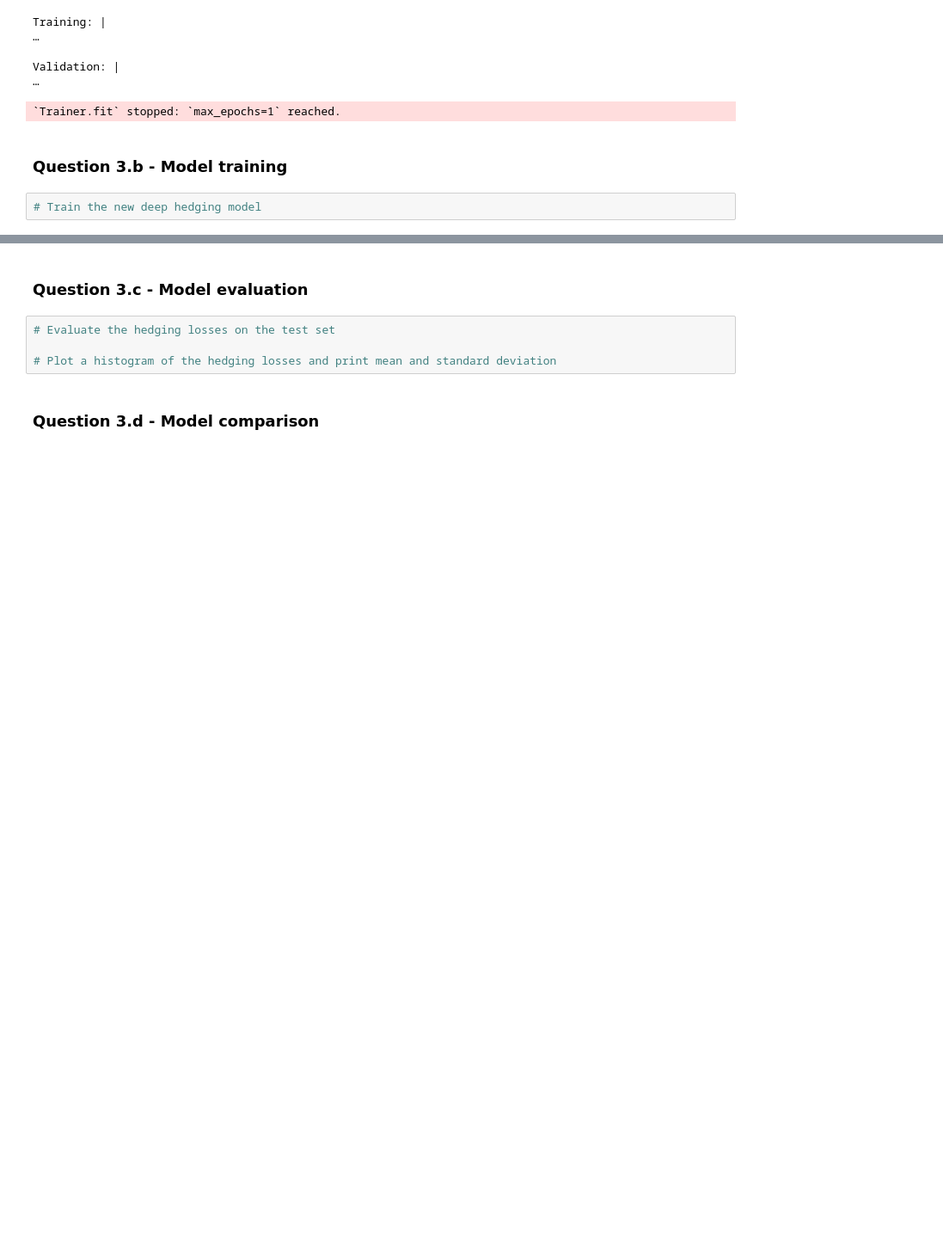
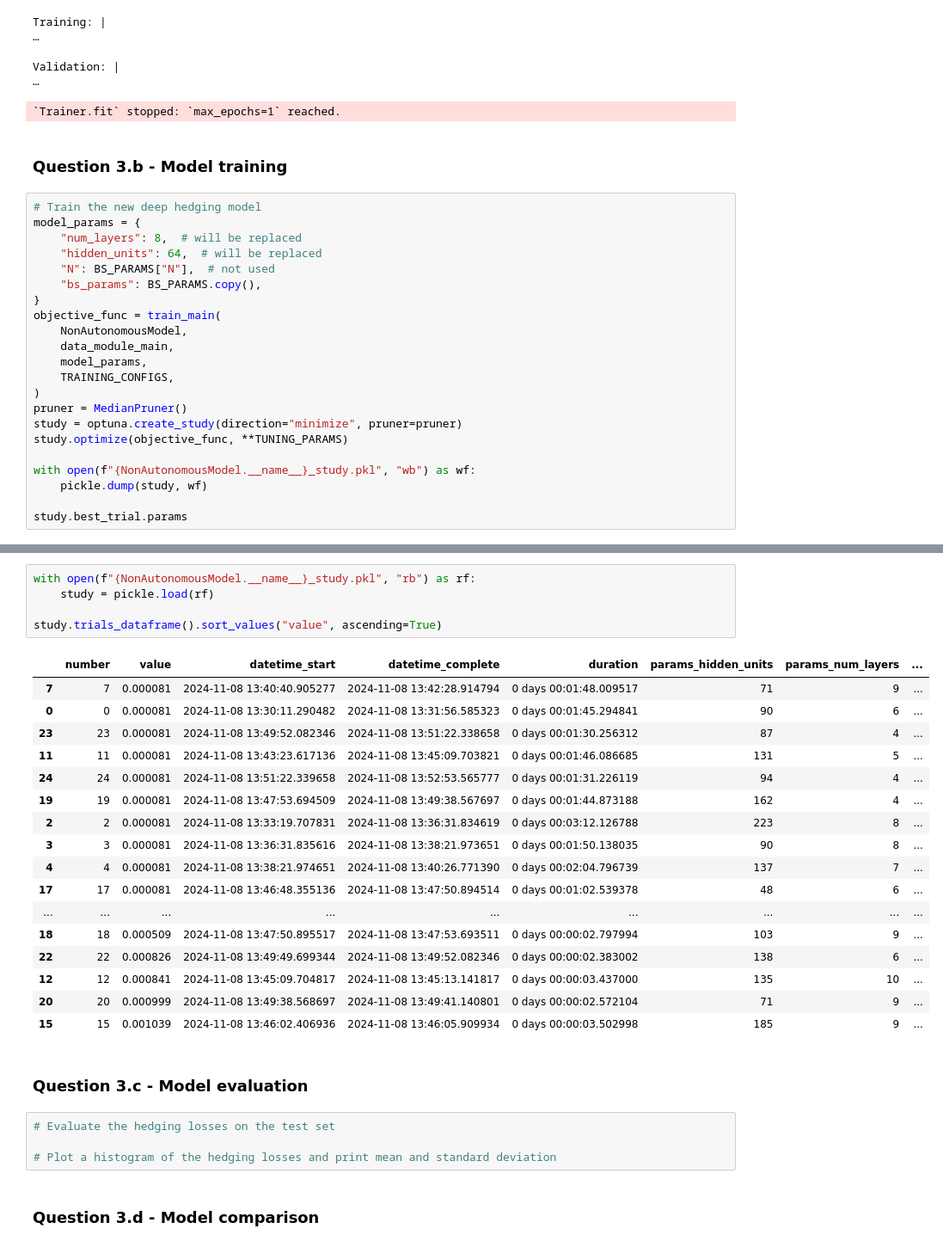
Before and after one commit to 10258392511/MLFIProjects, a Jupyter notebook: DeepHedge/assignment3_completed.ipynb, the cells around one changed output, grey strips where cells are left out. Shown at 86% size. Drawn from its saved outputs; the diff is of its cells as text; blank space fills up the shorter version.

```diff
--- a/DeepHedge/assignment3_completed.ipynb
+++ b/DeepHedge/assignment3_completed.ipynb
@@ -605,3 +760,23 @@ Validation: |
 ### Question 3.b - Model training
 # %%
 # Train the new deep hedging model
+model_params = {
+    "num_layers": 8,  # will be replaced
+    "hidden_units": 64,  # will be replaced
+    "N": BS_PARAMS["N"],  # not used
+    "bs_params": BS_PARAMS.copy(),
+}
+objective_func = train_main(
+    NonAutonomousModel,
+    data_module_main,
+    model_params,
+    TRAINING_CONFIGS,
+)
+pruner = MedianPruner()
+study = optuna.create_study(direction="minimize", pruner=pruner)
+study.optimize(objective_func, **TUNING_PARAMS)
+
+with open(f"{NonAutonomousModel.__name__}_study.pkl", "wb") as wf:
+    pickle.dump(study, wf)
+
+study.best_trial.params
@@ -608,3 +812,26 @@ Validation: |
+# %%
+with open(f"{NonAutonomousModel.__name__}_study.pkl", "rb") as rf:
+    study = pickle.load(rf)
+
+study.trials_dataframe().sort_values("value", ascending=True)
+# %% [output]
+|  | number | value | datetime_start | datetime_complete | duration | params_hidden_units | params_num_layers | ... |
+| 7 | 7 | 0.000081 | 2024-11-08 13:40:40.905277 | 2024-11-08 13:42:28.914794 | 0 days 00:01:48.009517 | 71 | 9 | ... |
+| 0 | 0 | 0.000081 | 2024-11-08 13:30:11.290482 | 2024-11-08 13:31:56.585323 | 0 days 00:01:45.294841 | 90 | 6 | ... |
+| 23 | 23 | 0.000081 | 2024-11-08 13:49:52.082346 | 2024-11-08 13:51:22.338658 | 0 days 00:01:30.256312 | 87 | 4 | ... |
+| 11 | 11 | 0.000081 | 2024-11-08 13:43:23.617136 | 2024-11-08 13:45:09.703821 | 0 days 00:01:46.086685 | 131 | 5 | ... |
+| 24 | 24 | 0.000081 | 2024-11-08 13:51:22.339658 | 2024-11-08 13:52:53.565777 | 0 days 00:01:31.226119 | 94 | 4 | ... |
+| 19 | 19 | 0.000081 | 2024-11-08 13:47:53.694509 | 2024-11-08 13:49:38.567697 | 0 days 00:01:44.873188 | 162 | 4 | ... |
+| 2 | 2 | 0.000081 | 2024-11-08 13:33:19.707831 | 2024-11-08 13:36:31.834619 | 0 days 00:03:12.126788 | 223 | 8 | ... |
+| 3 | 3 | 0.000081 | 2024-11-08 13:36:31.835616 | 2024-11-08 13:38:21.973651 | 0 days 00:01:50.138035 | 90 | 8 | ... |
+| 4 | 4 | 0.000081 | 2024-11-08 13:38:21.974651 | 2024-11-08 13:40:26.771390 | 0 days 00:02:04.796739 | 137 | 7 | ... |
+| 17 | 17 | 0.000081 | 2024-11-08 13:46:48.355136 | 2024-11-08 13:47:50.894514 | 0 days 00:01:02.539378 | 48 | 6 | ... |
+| ... | ... | ... | ... | ... | ... | ... | ... | ... |
+| 18 | 18 | 0.000509 | 2024-11-08 13:47:50.895517 | 2024-11-08 13:47:53.693511 | 0 days 00:00:02.797994 | 103 | 9 | ... |
+| 22 | 22 | 0.000826 | 2024-11-08 13:49:49.699344 | 2024-11-08 13:49:52.082346 | 0 days 00:00:02.383002 | 138 | 6 | ... |
+| 12 | 12 | 0.000841 | 2024-11-08 13:45:09.704817 | 2024-11-08 13:45:13.141817 | 0 days 00:00:03.437000 | 135 | 10 | ... |
+| 20 | 20 | 0.000999 | 2024-11-08 13:49:38.568697 | 2024-11-08 13:49:41.140801 | 0 days 00:00:02.572104 | 71 | 9 | ... |
+| 15 | 15 | 0.001039 | 2024-11-08 13:46:02.406936 | 2024-11-08 13:46:05.909934 | 0 days 00:00:03.502998 | 185 | 9 | ... |
 # %% [markdown]
 ### Question 3.c - Model evaluation
 # %%
```
Also changed, not shown: parts of 17 cells of this notebook, 1 other file.
